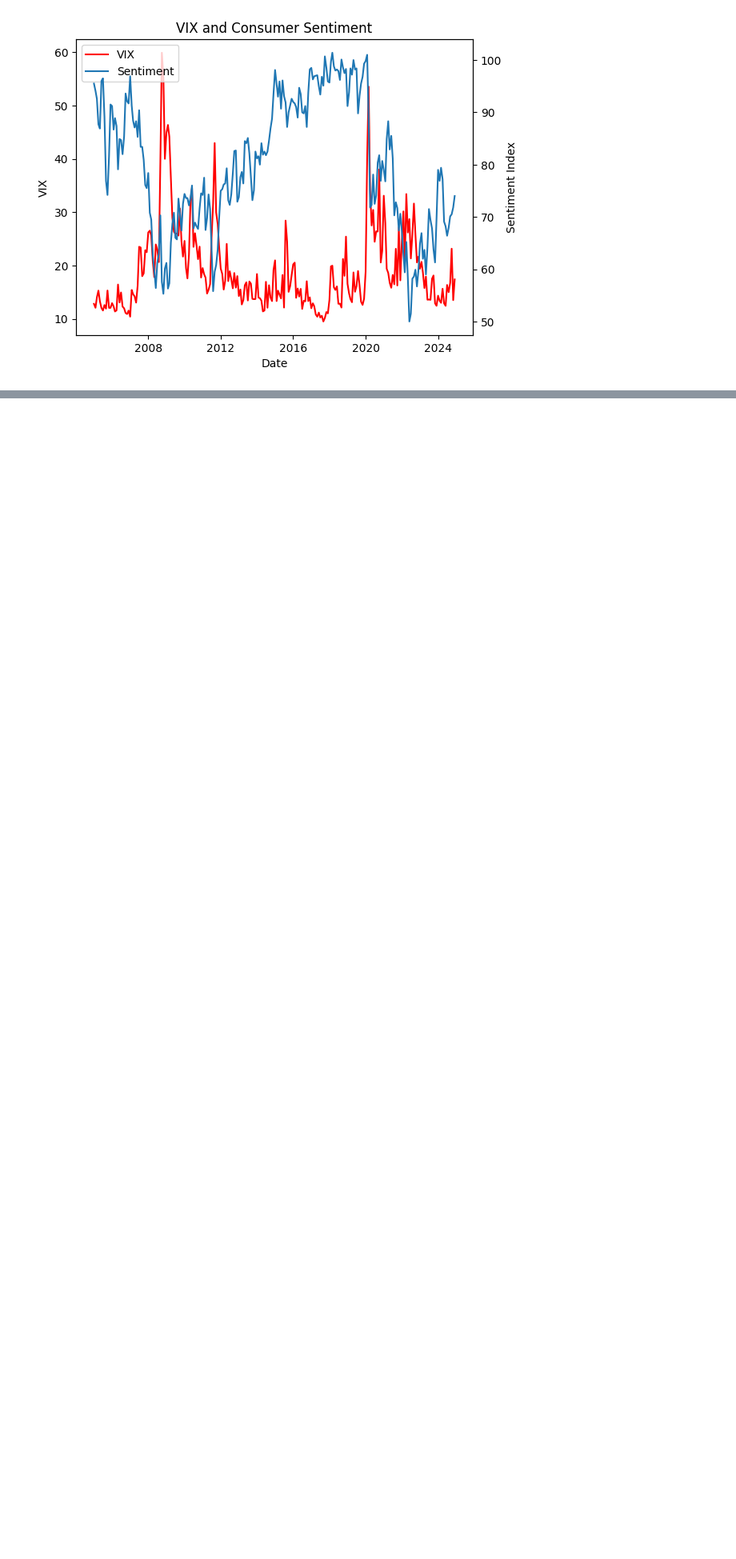
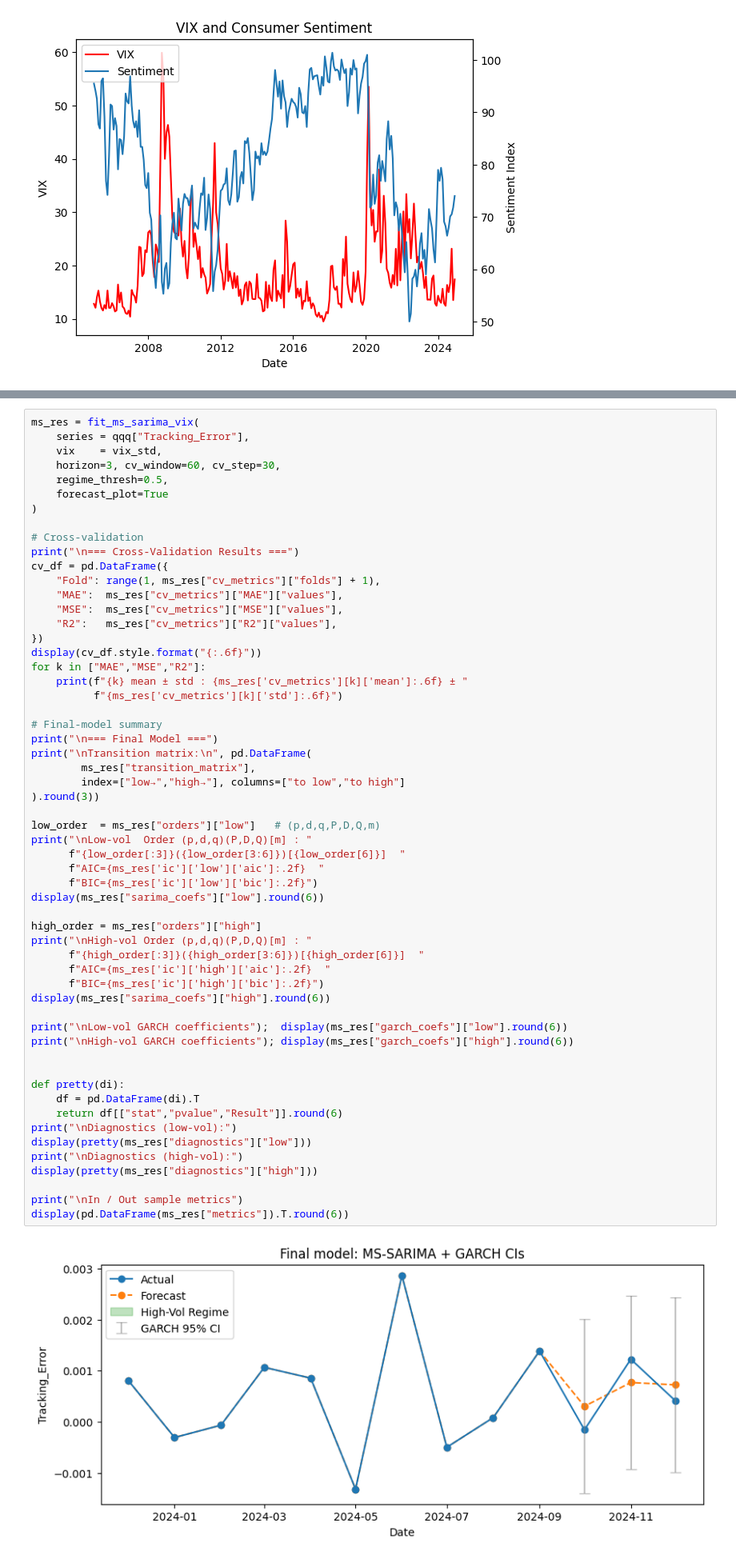
Before and after one commit to AatishDA1/ETF_TD_Forecasting, a Jupyter notebook: forecsating_models/qqq_te_forecasting_v2.ipynb, the cells around one changed output, grey strips where cells are left out. Shown: that part at 80% size. Drawn from its saved outputs; the diff is of its cells as text; blank space fills up the shorter version.

```diff
--- a/forecsating_models/qqq_te_forecasting.ipynb
+++ b/forecsating_models/qqq_te_forecasting_v2.ipynb
@@ -777,0 +848,59 @@ Final In/Out Sample Metrics: {'in_sample': {'R2': 0.3135144305607578, 'MAE': 0.0
+# %%
+ms_res = fit_ms_sarima_vix(
+    series = qqq["Tracking_Error"],
+    vix    = vix_std,
+    horizon=3, cv_window=60, cv_step=30,
+    regime_thresh=0.5,
+    forecast_plot=True
+)
+
+# Cross-validation
+print("\n=== Cross-Validation Results ===")
+cv_df = pd.DataFrame({
+    "Fold": range(1, ms_res["cv_metrics"]["folds"] + 1),
+    "MAE":  ms_res["cv_metrics"]["MAE"]["values"],
+    "MSE":  ms_res["cv_metrics"]["MSE"]["values"],
+    "R2":   ms_res["cv_metrics"]["R2"]["values"],
+})
+display(cv_df.style.format("{:.6f}"))
+for k in ["MAE","MSE","R2"]:
+    print(f"{k} mean ± std : {ms_res['cv_metrics'][k]['mean']:.6f} ± "
+          f"{ms_res['cv_metrics'][k]['std']:.6f}")
+
+# Final-model summary
+print("\n=== Final Model ===")
+print("\nTransition matrix:\n", pd.DataFrame(
+        ms_res["transition_matrix"],
+        index=["low→","high→"], columns=["to low","to high"]
+).round(3))
+
+low_order  = ms_res["orders"]["low"]   # (p,d,q,P,D,Q,m)
+print("\nLow-vol  Order (p,d,q)(P,D,Q)[m] : "
+      f"{low_order[:3]}({low_order[3:6]})[{low_order[6]}]  "
+      f"AIC={ms_res['ic']['low']['aic']:.2f}  "
+      f"BIC={ms_res['ic']['low']['bic']:.2f}")
+display(ms_res["sarima_coefs"]["low"].round(6))
+
+high_order = ms_res["orders"]["high"]
+print("\nHigh-vol Order (p,d,q)(P,D,Q)[m] : "
+      f"{high_order[:3]}({high_order[3:6]})[{high_order[6]}]  "
+      f"AIC={ms_res['ic']['high']['aic']:.2f}  "
+      f"BIC={ms_res['ic']['high']['bic']:.2f}")
+display(ms_res["sarima_coefs"]["high"].round(6))
+
+print("\nLow-vol GARCH coefficients");  display(ms_res["garch_coefs"]["low"].round(6))
+print("\nHigh-vol GARCH coefficients"); display(ms_res["garch_coefs"]["high"].round(6))
+
+
+def pretty(di):
+    df = pd.DataFrame(di).T
+    return df[["stat","pvalue","Result"]].round(6)
+print("\nDiagnostics (low-vol):")
+display(pretty(ms_res["diagnostics"]["low"]))
+print("\nDiagnostics (high-vol):")
+display(pretty(ms_res["diagnostics"]["high"]))
+
+print("\nIn / Out sample metrics")
+display(pd.DataFrame(ms_res["metrics"]).T.round(6))
+# %% [output]
+[figure, added]
```
Also changed, not shown: parts of 29 cells of this notebook, 1 other file.
